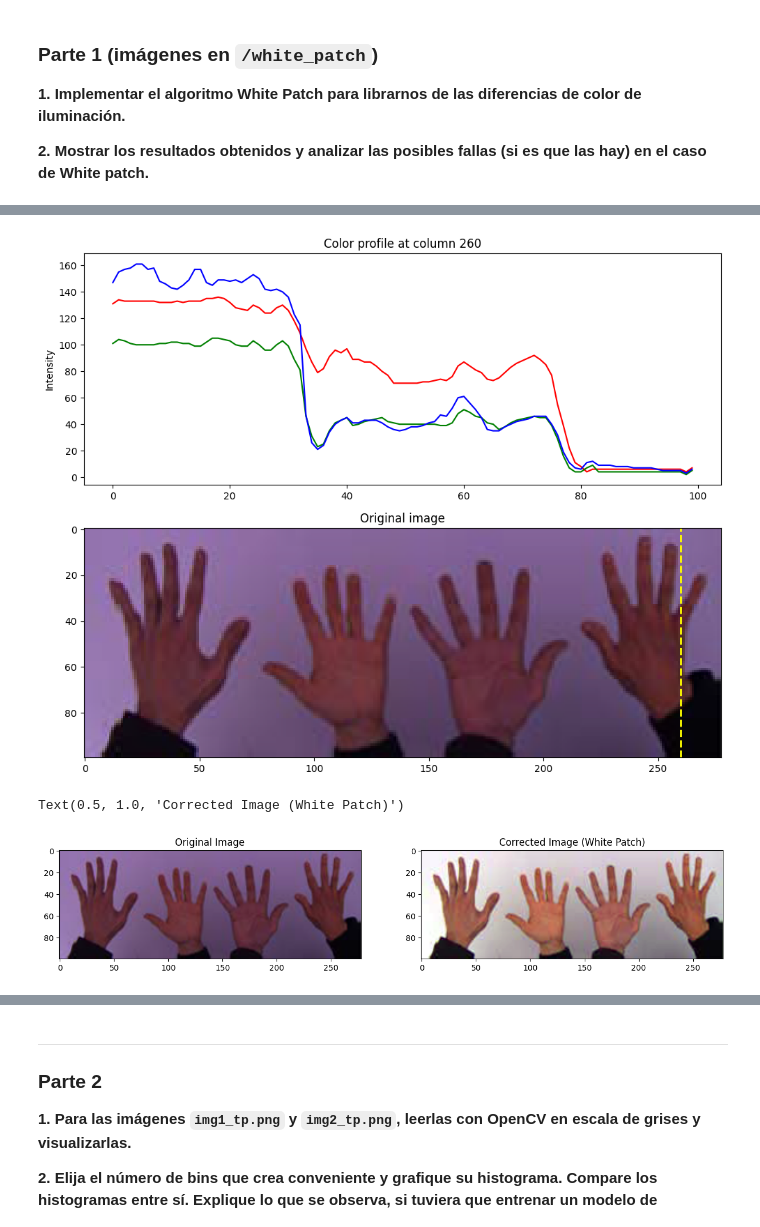
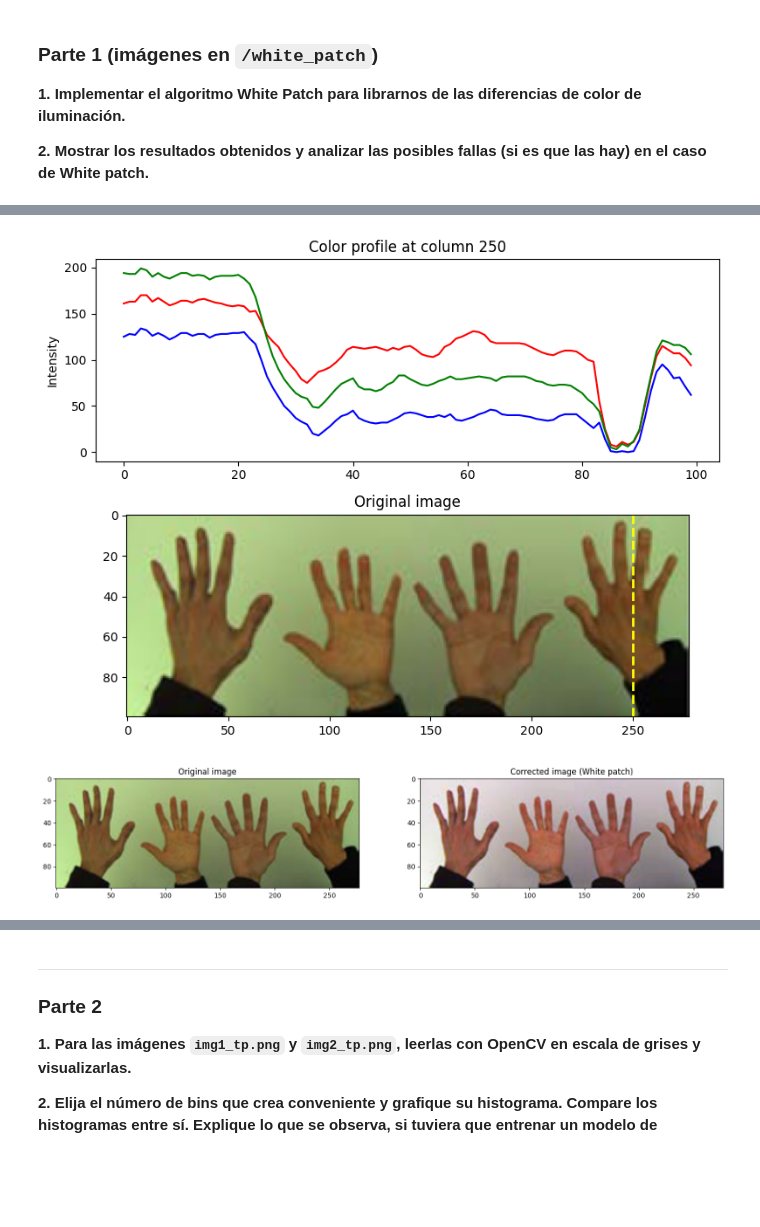
Before and after one commit to ArielMatC/ceia-computer-vision-1, a Jupyter notebook: TP1/tp1.ipynb, the cells around one changed output, grey strips where cells are left out. Saved outputs shown, nothing was run; the diff lists cells and outputs as text; code cells hidden in the pictures; blank space fills up the shorter version.

Commit message:
improved functions for loading, plotting and white patch

```diff
--- a/TP1/tp1.ipynb
+++ b/TP1/tp1.ipynb
@@ -58,9 +185,14 @@ def white_patch_correction(image, percentile=99):
 # %%
-# Load test blue image
-TEST_BLUE_PATH = pathlib.Path("material/white_patch/test_blue.png")
-test_blue = cv.imread(str(TEST_BLUE_PATH), cv.IMREAD_COLOR_RGB)
+img_filename_dict = {
+    "0": "test_blue.png",
+    "1": "test_green.png",
+    "2": "test_red.png",
+    "3": "wp_blue.jpg",
+    "4": "wp_green.png",
+    "5": "wp_green2.jpg",
+    "6": "wp_red.png",
+    "7": "wp_red2.jpg",
+}
 
-if test_blue is not None:
-    print(f"'{TEST_BLUE_PATH}' loaded ok\n")
-    print(f"Shape:\n  x: {test_blue.shape[1]} px \n  y: {test_blue.shape[0]} px\n  channels: {test_blue.shape[2]}")
+test_image = load_image(img_filename_dict["1"])
 # %% [output]
@@ -79,35 +206,12 @@ plt.imshow(test_blue)
 # %%
-COL = 260
-profile_red = test_blue[:, COL, 0]  # Red channel
-profile_green = test_blue[:, COL, 1]  # Green channel
-profile_blue = test_blue[:, COL, 2]  # Blue channel
+COL = 250  # Column to analyze
 
-plt.figure(figsize=(10, 8))
-plt.subplot(2, 1, 1)
-plt.plot(profile_red, color='red')
-plt.plot(profile_green, color='green')
-plt.plot(profile_blue, color='blue')
-plt.title('Color profile at column ' + str(COL))
-plt.ylabel('Intensity')
-
-plt.subplot(2, 1, 2)
-plt.imshow(test_blue)
-plt.axvline(x=COL, color='yellow', linestyle='--', linewidth=2)
-plt.title('Original image')
-plt.tight_layout()
-plt.show()
+plot_color_profiles(test_image, column_num=COL)
 # %% [output]
-[figure, old version]
+[figure, new version]
 # %%
-plt.figure(figsize=(15, 5))
-plt.subplot(1, 2, 1)
-plt.imshow(test_blue)
-plt.title("Original Image")
+PERCENTILE = 99.9  # Percentile for white patch correction
 
-corrected_img = white_patch_correction(test_blue, percentile=98)
-plt.subplot(1, 2, 2)
-plt.imshow(corrected_img)
-plt.title("Corrected Image (White Patch)")
+corrected_test_image = apply_white_patch_and_compare(test_image, percentile=PERCENTILE)
 # %% [output]
-Text(0.5, 1.0, 'Corrected Image (White Patch)')
-[figure, old version]
+[figure, new version]
```
Also changed, not shown: parts of 9 cells of this notebook.
